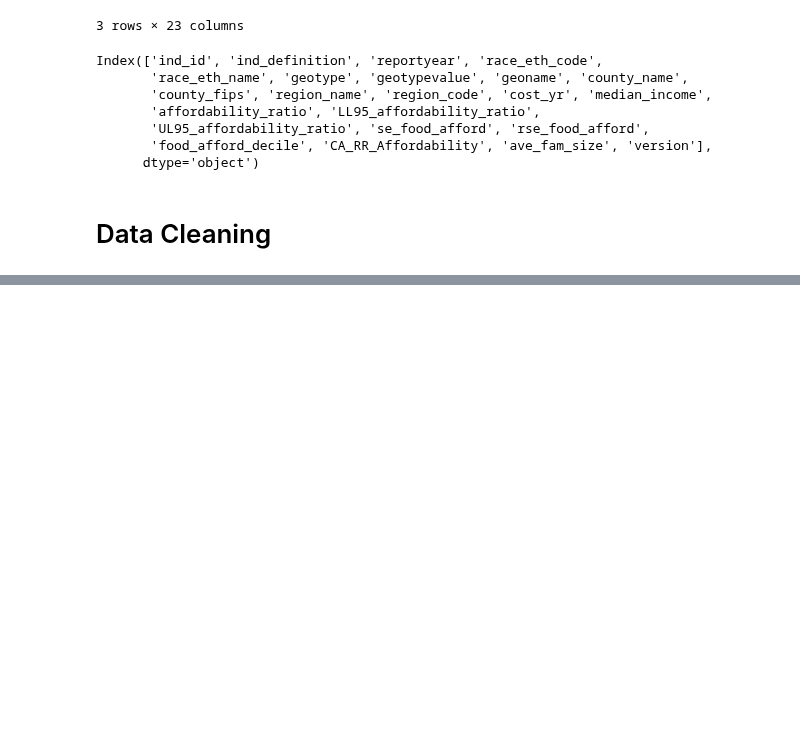
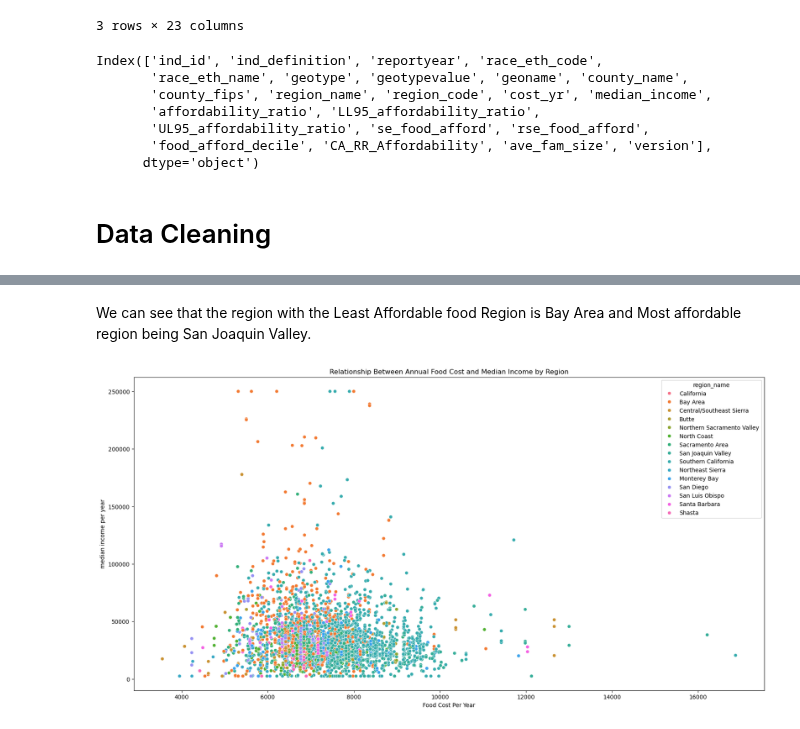
Before and after one commit to UCB-stat-159-f25/final-group18, a Jupyter notebook: analysis.ipynb, the cells around one changed output, grey strips where cells are left out. Cells and saved outputs as stored; diff of their text form; code cells hidden in the pictures; blank space fills up the shorter version.

```diff
--- a/analysis.ipynb
+++ b/analysis.ipynb
@@ -56,0 +55,16 @@ df
+# %% [markdown]
+We can see that the region with the Least Affordable food Region is Bay Area and Most affordable region being San Joaquin Valley.
+# %%
+plt.figure(figsize=(20, 10))
+sns.scatterplot(data=df,
+            x = "cost_yr",
+            y = "median_income",
+            hue = "region_name",
+            )
+
+plt.title("Relationship Between Annual Food Cost and Median Income by Region")
+plt.xlabel("Food Cost Per Year")
+plt.ylabel("Median Income Per Year")
+plt.show()
+# %% [output]
+[figure, added]
```
Also changed, not shown: parts of 7 cells of this notebook, 1 other file.
